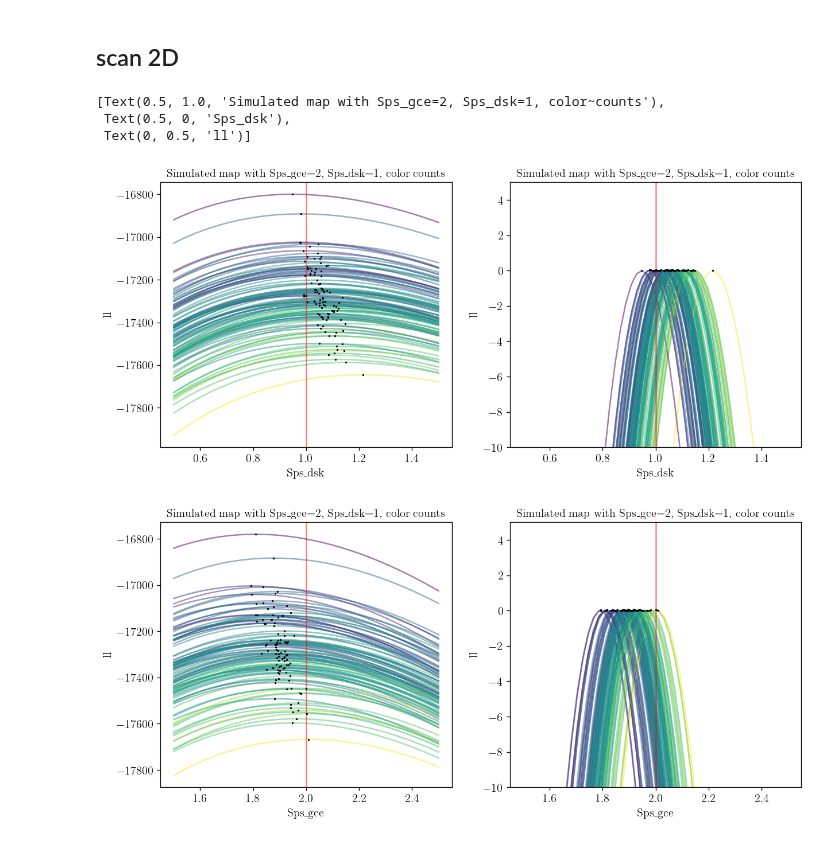
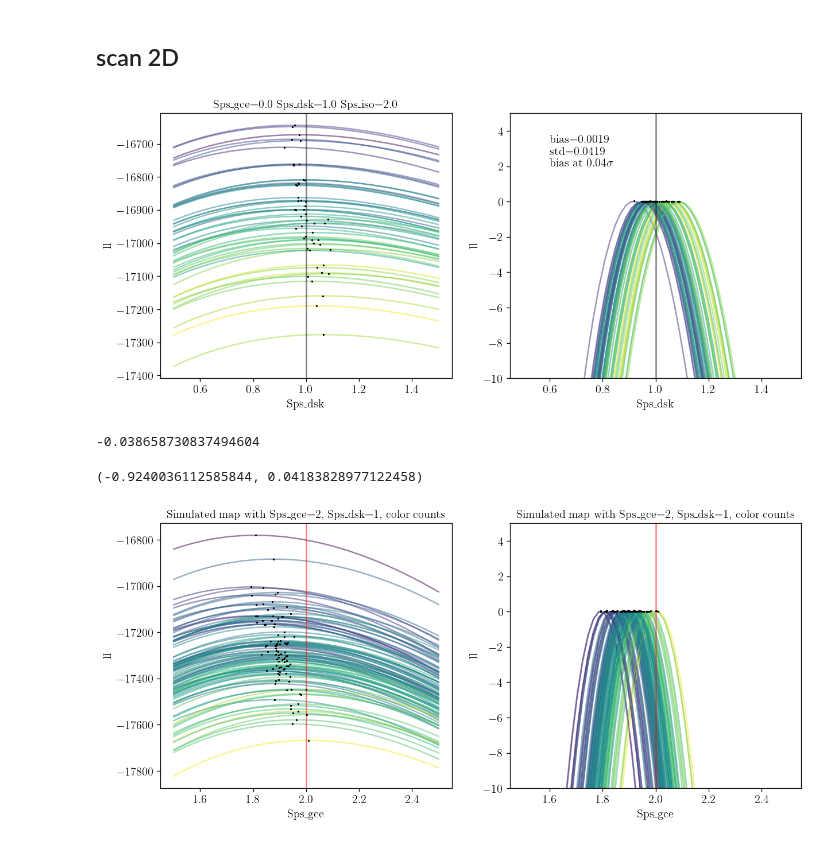
Before and after one commit to smsharma/fermi-prob-prog, a Jupyter notebook: nptfit/check_ll.ipynb, the cells around one changed output. Drawn from its saved outputs; the diff is of its cells as text; code cells hidden in the pictures.

```diff
--- a/nptfit/check_ll.ipynb
+++ b/nptfit/check_ll.ipynb
@@ -35,6 +35,7 @@ mask_ps = hp.ud_grade(np.load(f"../data/mask_3fgl_0p8deg.npy"), nside_out=nside)
 mask_roi = cm.make_mask_total(nside=nside, band_mask=True, band_mask_range=band_mask_range, mask_ring=True, inner=0, outer=r_outer, custom_mask=mask_ps)
 mask_plane = cm.make_mask_total(nside=nside, band_mask=True, band_mask_range=2., mask_ring=True, inner=0, outer=25,)
 normalization_mask = mask_plane
+mask_outer = cm.make_mask_total(nside=nside, band_mask=False, mask_ring=True, inner=0, outer=25,)
 
 # temp
 nfw_template = NFWTemplate(nside=nside)
@@ -74,59 +106,64 @@ ll_ss = []
 counts_arr = []
 
 mask = normalization_mask
+save_fn = f'../outputs/{run_name}/ll_ss_nm.p'
+include_ps_k = ['dsk', 'iso']
 
-pt_sum_compressed = np.full_like(temp_ps_dsk[~mask], 1e-10, dtype=np.float64)
-npt_compressed = [
-    np.array(temp_ps_dsk[~mask], dtype=np.float64),
-    np.array(temp_ps_gce[~mask], dtype=np.float64),
-]
+pt_sum_compressed = np.full_like(temp_ps['dsk'][~mask], 1e-10, dtype=np.float64)
+npt_compressed = [np.array(temp_ps[k][~mask], dtype=np.float64) for k in include_ps_k]
 
-for i_data in tqdm(range(100)):
+for i_data in tqdm(range(50)):
     ll_s = []
-    fermi_data = np.load(f'../outputs/justSps/counts_{i_data}.npy')[~mask].astype(np.int32)
+    fermi_data = np.load(f'../outputs/{run_name}/counts_{i_data}.npy')[~mask].astype(np.int32)
     counts_arr.append(np.sum(fermi_data))
     for i, Sps_dsk in enumerate(Sps_dsk_s):
-        A_dsk = Sps_dsk / Sps_over_A_dsk
-        A_gce = vd['Sps_gce'] / Sps_over_A_gce
-        theta = np.array([
-            [A_dsk, vd['n1_dsk'], vd['n2_dsk'], vd['n3_dsk'], vd['sb1_dsk'], vd['sb1_dsk']*vd['lambdas_dsk']],
-            [A_gce, vd['n1_gce'], vd['n2_gce'], vd['n3_gce'], vd['sb1_gce'], vd['sb1_gce']*vd['lambdas_gce']],
-        ], dtype=np.float64)
+        A = {}
+        A['dsk'] = Sps_dsk / Sps_over_A_dict['dsk']
+        A['gce'] = vd['Sps_gce'] / Sps_over_A_dict['gce']
+        A['iso'] = vd['Sps_iso'] / Sps_over_A_dict['iso']
+        theta = np.array([ [A[k], vd['n1_'+k], vd['n2_'+k], vd['n3_'+k], vd['sb1_'+k], vd['sb1_'+k]*vd['lambdas_'+k]] for k in include_ps_k ], dtype=np.float64)
         ll = npll.log_like(pt_sum_compressed, theta, f_ary, df_rho_div_f_ary, npt_compressed, fermi_data)
         ll_s.append(ll)
     ll_ss.append(ll_s)
+pickle.dump(ll_ss, open(save_fn, 'wb'))
 # %%
 fig, axs = plt.subplots(1, 2, figsize=(12, 5))
 
 max_x_s = []
 max_y_s = []
 
-for i in range(100):
+for i in range(50):
     ax = axs[0]
     color_x = (counts_arr[i] - np.min(counts_arr)) / (np.max(counts_arr) - np.min(counts_arr))
     color = cms['viridis'](color_x)
     rll = ll_ss[i]
     ax.plot(Sps_dsk_s, rll, color=color, alpha=0.5)
     max_x, max_y = find_max_point(Sps_dsk_s, rll)
     ax.plot(max_x, max_y, 'k.', ms=2, zorder=10)
     max_x_s.append(max_x)
     max_y_s.append(max_y)
 
     ax = axs[1]
     rll = ll_ss[i] - np.max(ll_ss[i])
     ax.plot(Sps_dsk_s, rll, color=color, alpha=0.5)
     max_x, max_y = find_max_point(Sps_dsk_s, rll)
     ax.plot(max_x, max_y, 'k.', ms=2, zorder=10)
 
+title_str = " ".join([f"Sps_{k}={vd['Sps_'+k]}" for k in ['gce', 'dsk', 'iso']])
+
 ax = axs[0]
-ax.axvline(truth_dict['Sps_dsk'], color='r', ls='-', alpha=0.5)
-ax.set(title="Simulated map with Sps_gce=2, Sps_dsk=1, color~counts", xlabel="Sps_dsk", ylabel='ll')
+ax.axvline(truth_dict['Sps_dsk'], color='k', ls='-', alpha=0.5)
+ax.set(title=title_str, xlabel="Sps_dsk", ylabel='ll')
+
 ax = axs[1]
-ax.axvline(truth_dict['Sps_dsk'], color='r', ls='-', alpha=0.5)
+ax.axvline(truth_dict['Sps_dsk'], color='k', ls='-', alpha=0.5)
 ax.set(ylim=(-10, 5))
-ax.set(title="Simulated map with Sps_gce=2, Sps_dsk=1, color~counts", xlabel="Sps_dsk", ylabel='ll')
+ax.set(xlabel="Sps_dsk", ylabel='ll')
+
+bias = (np.mean(max_x_s) - vd['Sps_dsk'])
+std = np.std(max_x_s)
+bias_sigma = bias/std
+
+ax.text(0.6, 2, f"bias={bias:.4f}\nstd={std:.4f}\nbias at {bias_sigma:.2f}"+r"$\sigma$");
 # %% [output]
-[Text(0.5, 1.0, 'Simulated map with Sps_gce=2, Sps_dsk=1, color~counts'),
- Text(0.5, 0, 'Sps_dsk'),
- Text(0, 0.5, 'll')]
-[figure, old version]
+[figure, new version]
@@ -133,3 +180,11 @@ ax.set(title="Simulated map with Sps_gce=2, Sps_dsk=1, color~counts", xlabel="Sp
+# %%
+(np.mean(max_x_s) - 1)
+# %% [output]
+-0.038658730837494604
+# %%
+(np.mean(max_x_s) - 1)/np.std(max_x_s), np.std(max_x_s)
+# %% [output]
+(-0.9240036112585844, 0.04183828977122458)
 # %%
 Sps_gce_s = np.linspace(1.5, 2.5, 50)
 ll_ss = []
```
Also changed, not shown: parts of 19 cells of this notebook, 8 other files.
